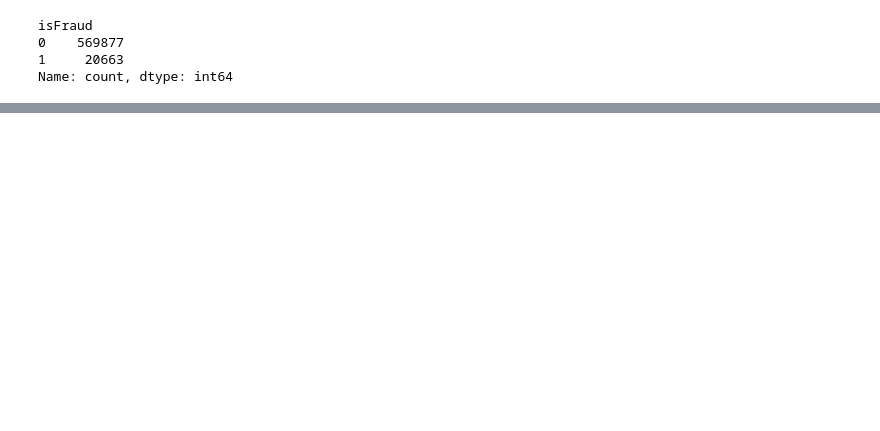
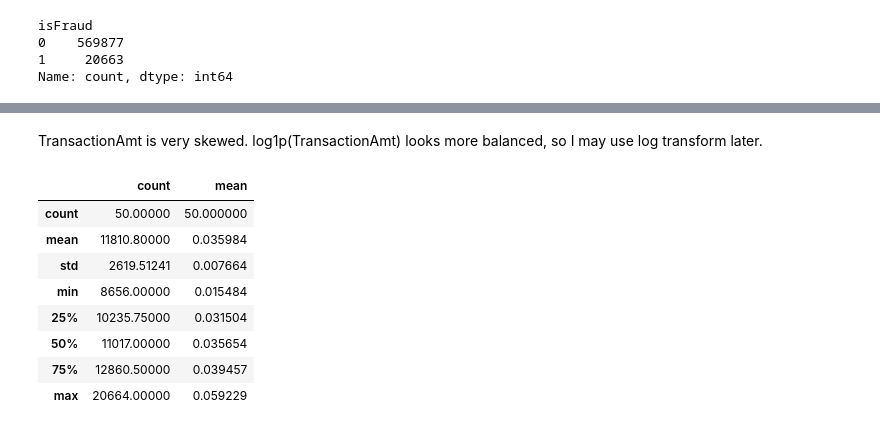
Before and after one commit to GaneshPokharel-tech/ieee-cis-fraud-detection, a Jupyter notebook: notebooks/01_eda.ipynb, the cells around one changed output, grey strips where cells are left out. Cells and saved outputs as stored; diff of their text form; code cells hidden in the pictures; blank space fills up the shorter version.

```diff
--- a/notebooks/01_eda.ipynb
+++ b/notebooks/01_eda.ipynb
@@ -124,0 +160,19 @@ ROC-AUC: 0.6502588069310049
+# %% [markdown]
+TransactionAmt is very skewed. log1p(TransactionAmt) looks more balanced, so I may use log transform later.
+# %%
+tmp = df[["TransactionDT", "isFraud"]].copy()
+tmp["bin"] = pd.cut(tmp["TransactionDT"], bins=50)
+# %%
+g = tmp.groupby("bin")["isFraud"].agg(["count", "mean"]).reset_index()
+# %%
+g[["count","mean"]].describe()
+# %% [output]
+|  | count | mean |
+| count | 50.00000 | 50.000000 |
+| mean | 11810.80000 | 0.035984 |
+| std | 2619.51241 | 0.007664 |
+| min | 8656.00000 | 0.015484 |
+| 25% | 10235.75000 | 0.031504 |
+| 50% | 11017.00000 | 0.035654 |
+| 75% | 12860.50000 | 0.039457 |
+| max | 20664.00000 | 0.059229 |
```
Also changed, not shown: parts of 24 cells of this notebook, 6 other files.
